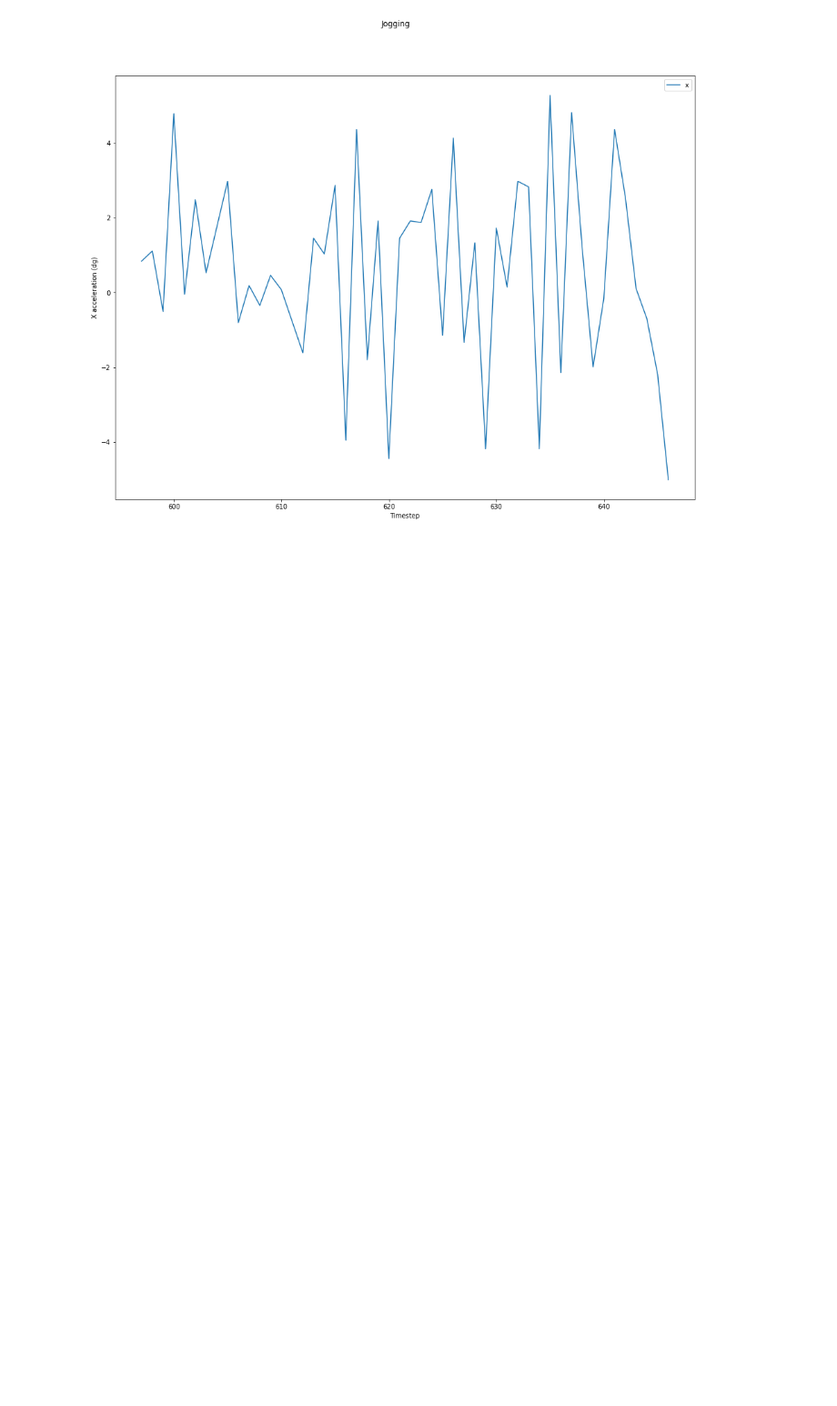
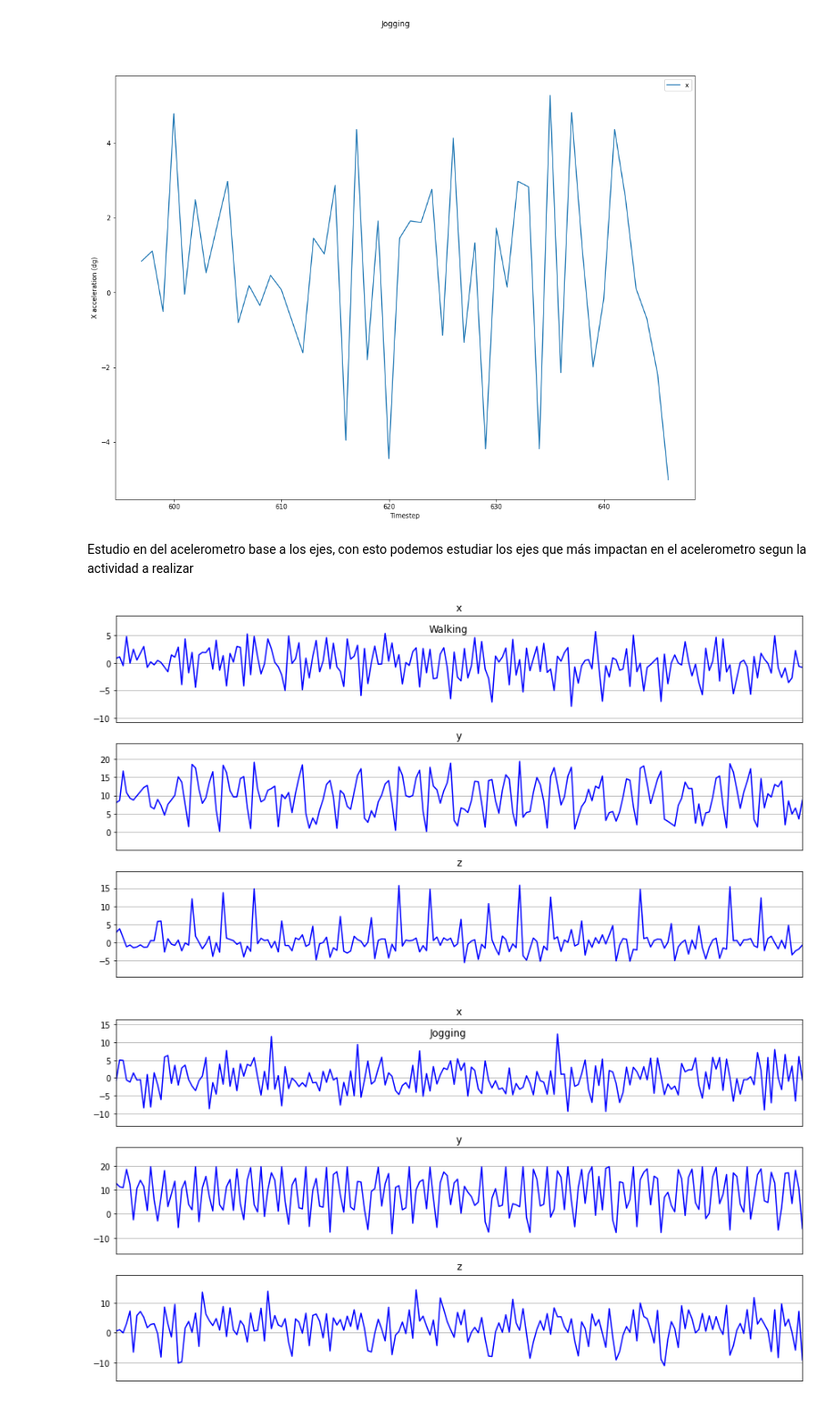
Before and after one commit to AndresWV/AndresWV.github.io, a Jupyter notebook: ProyectoWisdm.ipynb, the cells around one changed output. Shown at 91% size. Drawn from its saved outputs; the diff is of its cells as text; code cells hidden in the pictures; blank space fills up the shorter version.

```diff
--- a/ProyectoWisdm.ipynb
+++ b/ProyectoWisdm.ipynb
@@ -245,3 +256,33 @@ plt.ylabel('X acceleration (dg)')
 # %% [output]
 Text(0, 0.5, 'X acceleration (dg)')
 [figure]
+# %% [markdown]
+Estudio en del acelerometro base a los ejes, con esto podemos estudiar los ejes que más impactan en el acelerometro segun la actividad a realizar
+# %%
+def plot_activity(activity, wisdmHarDf2):
+    fig, (ax0, ax1, ax2) = plt.subplots(nrows=3, figsize=(15, 7), sharex=True)
+    #ejes
+    plot_axis(ax0, wisdmHarDf2['time'], wisdmHarDf2['x'], 'x')
+    plot_axis(ax1, wisdmHarDf2['time'], wisdmHarDf2['y'], 'y')
+    plot_axis(ax2, wisdmHarDf2['time'], wisdmHarDf2['z'], 'z')
+    plt.subplots_adjust(hspace=0.2)
+    fig.suptitle(activity)
+    #Escala
+    plt.subplots_adjust(top=1.0)
+    plt.show()
+
+def plot_axis(ax, x, y, activity):
+    ax.plot(x, y, 'b')
+    ax.set_title(activity)
+    ax.xaxis.set_visible(False)
+    ax.set_ylim([min(y) - np.std(y), max(y) + np.std(y)])
+    ax.set_xlim([min(x), max(x)])
+    ax.grid(True)
+
+activities = wisdmHarDf2['activity'].value_counts().index
+for activity in activities:
+    data_for_plot = wisdmHarDf2[(wisdmHarDf2['activity'] == activity)][:20*10]
+    plot_activity(activity, data_for_plot)
+# %% [output]
+[figure, added]
+[figure, added]
```
Also changed, not shown: parts of 7 cells of this notebook.
